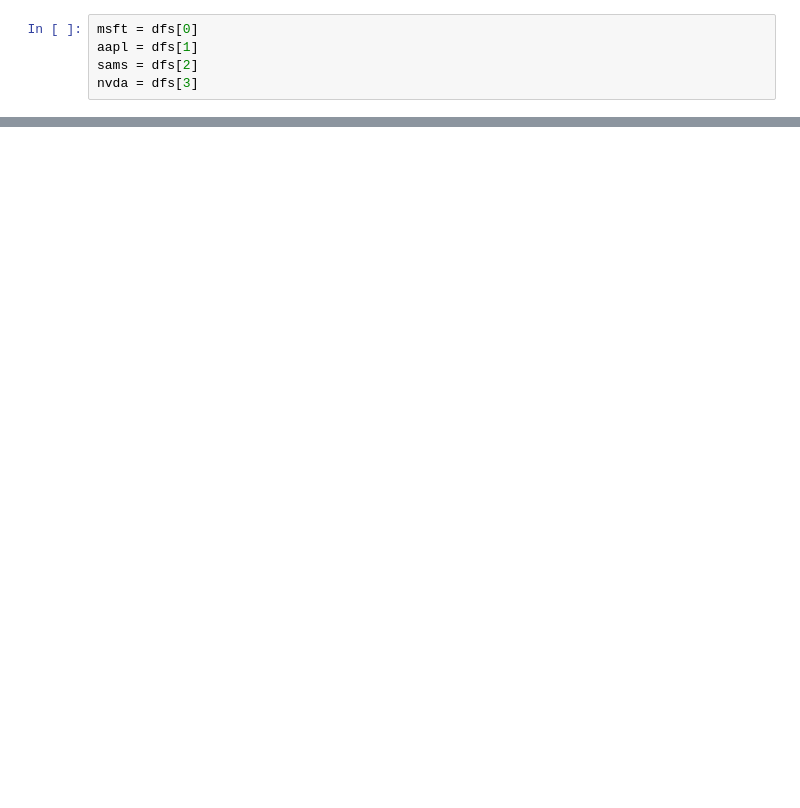
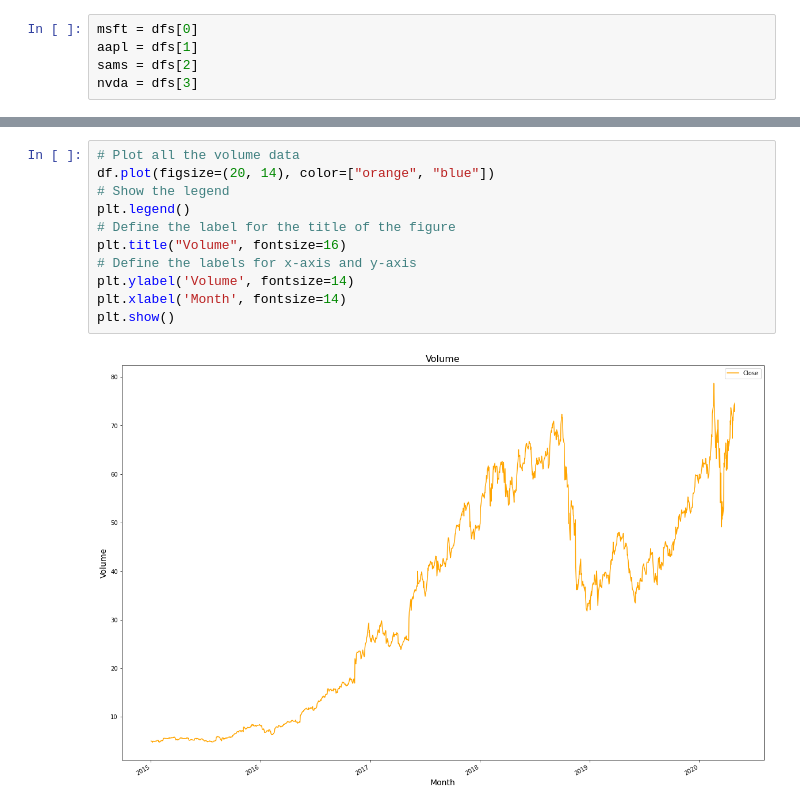
Before and after one commit to rasemanb/Tech-Stock-Analysis, a Jupyter notebook: Project_1/Project-1.ipynb, the cells around one changed output, grey strips where cells are left out. Saved outputs shown, nothing was run; the diff lists cells and outputs as text; blank space fills up the shorter version.

```diff
--- a/Project_1/Project-1.ipynb
+++ b/Project_1/Project-1.ipynb
@@ -94,0 +137,13 @@ nvda = dfs[3]
+# %%
+# Plot all the volume data
+df.plot(figsize=(20, 14), color=["orange", "blue"])
+# Show the legend
+plt.legend()
+# Define the label for the title of the figure
+plt.title("Volume", fontsize=16)
+# Define the labels for x-axis and y-axis
+plt.ylabel('Volume', fontsize=14)
+plt.xlabel('Month', fontsize=14)
+plt.show()
+# %% [output]
+[figure, added]
```
Also changed, not shown: parts of 7 cells of this notebook.
